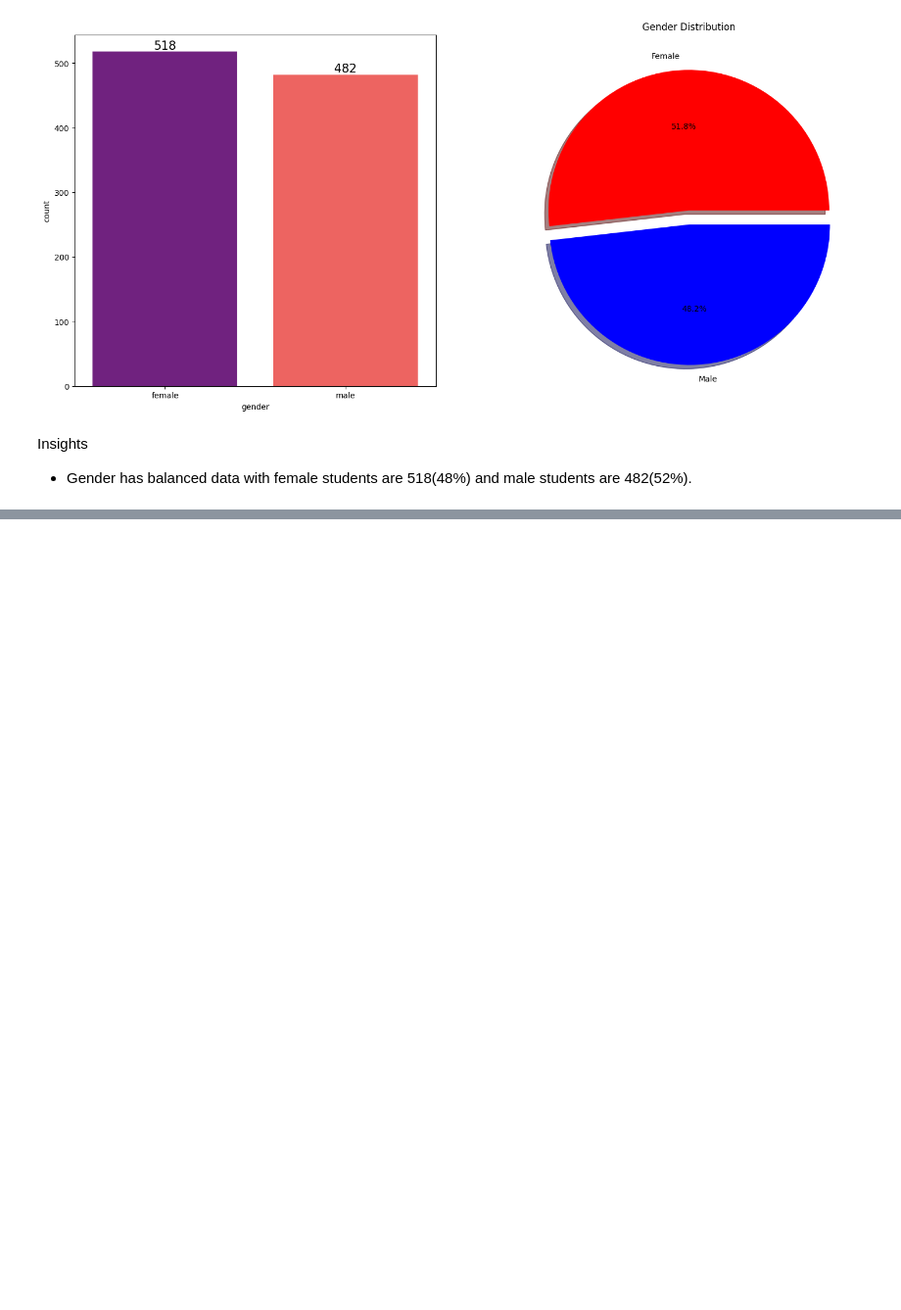
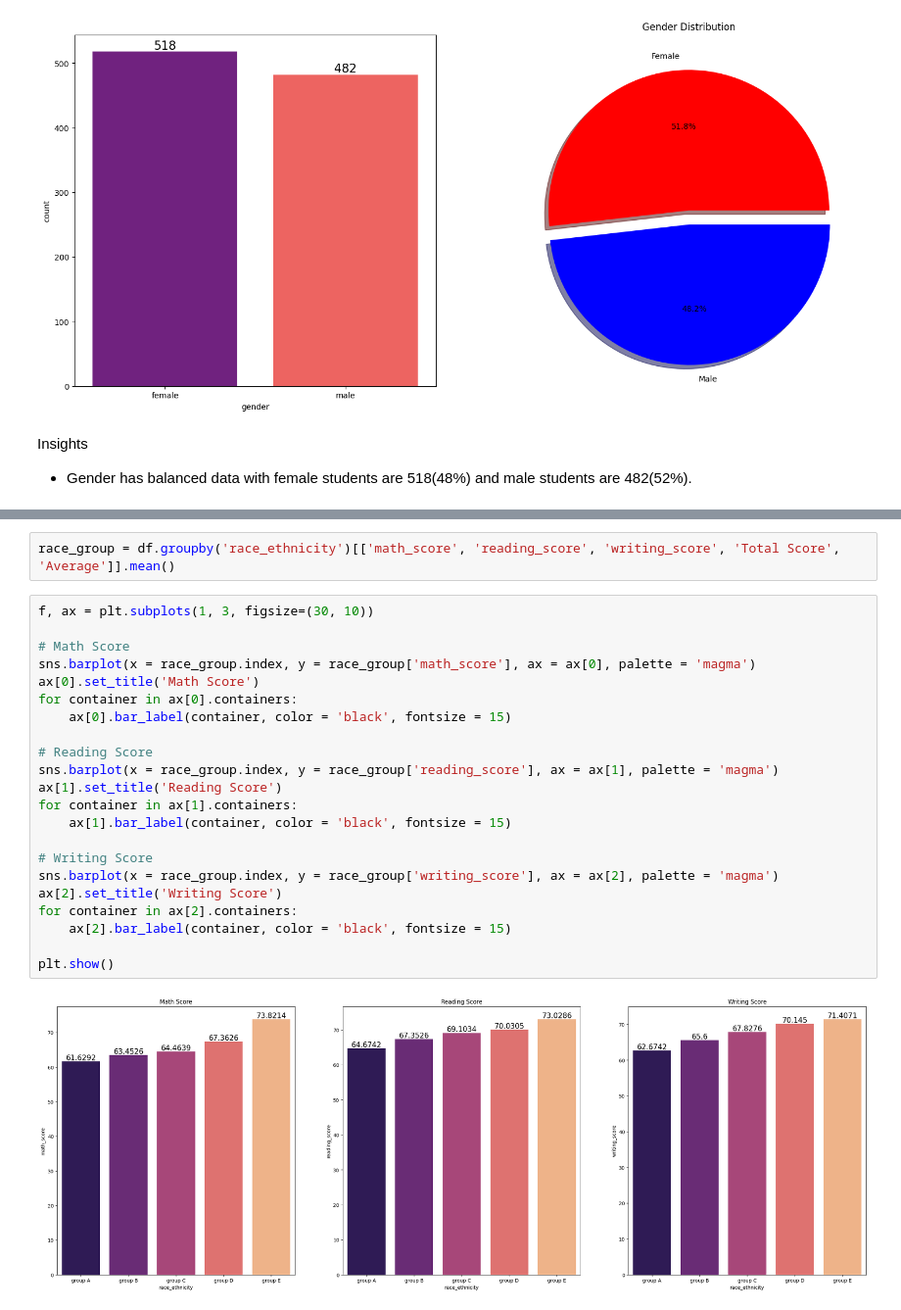
Before and after one commit to cyrolux123/ML-Project, a Jupyter notebook: notebook/EDA.ipynb, the cells around one changed output, grey strips where cells are left out. Shown at 98% size. Saved outputs shown, nothing was run; the diff lists cells and outputs as text; blank space fills up the shorter version.

```diff
--- a/notebook/EDA.ipynb
+++ b/notebook/EDA.ipynb
@@ -418,0 +469,26 @@ Insights
+# %%
+race_group = df.groupby('race_ethnicity')[['math_score', 'reading_score', 'writing_score', 'Total Score', 'Average']].mean()
+# %%
+f, ax = plt.subplots(1, 3, figsize=(30, 10))
+
+# Math Score
+sns.barplot(x = race_group.index, y = race_group['math_score'], ax = ax[0], palette = 'magma')
+ax[0].set_title('Math Score')
+for container in ax[0].containers:
+    ax[0].bar_label(container, color = 'black', fontsize = 15)
+
+# Reading Score
+sns.barplot(x = race_group.index, y = race_group['reading_score'], ax = ax[1], palette = 'magma')
+ax[1].set_title('Reading Score')
+for container in ax[1].containers:
+    ax[1].bar_label(container, color = 'black', fontsize = 15)
+
+# Writing Score
+sns.barplot(x = race_group.index, y = race_group['writing_score'], ax = ax[2], palette = 'magma')
+ax[2].set_title('Writing Score')
+for container in ax[2].containers:
+    ax[2].bar_label(container, color = 'black', fontsize = 15)
+
+plt.show()
+# %% [output]
+[figure, added]
```
Also changed, not shown: parts of 12 cells of this notebook.
